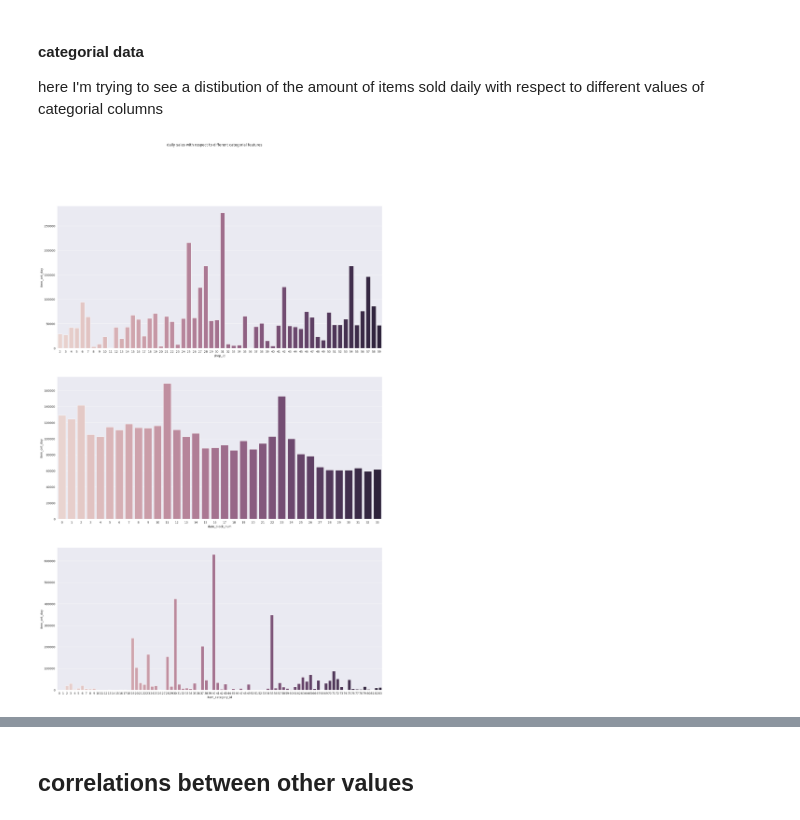
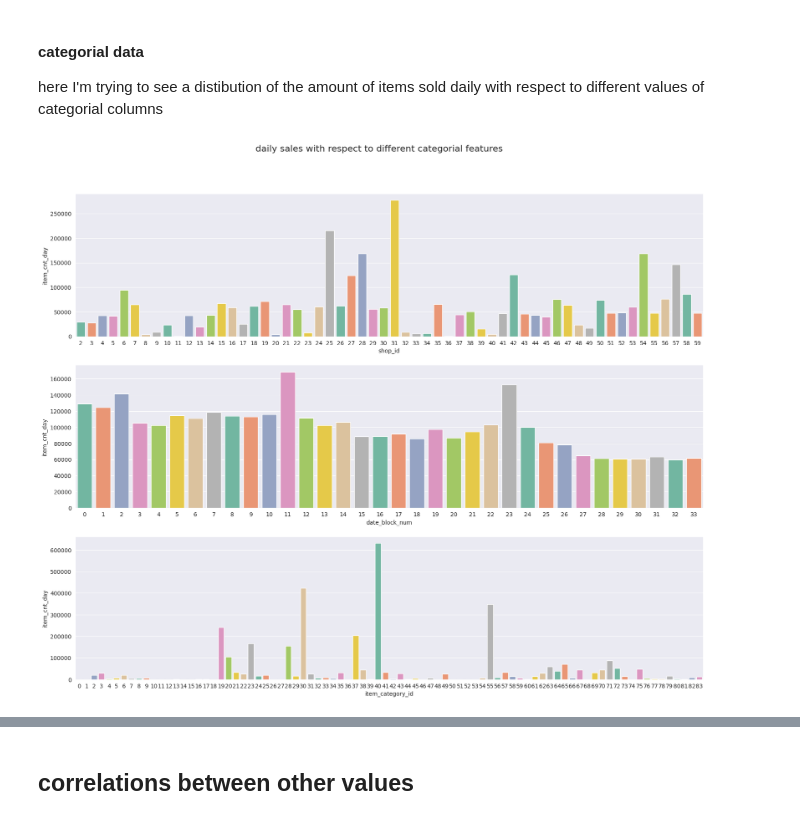
Before and after one commit to lopharb/ds_practice, a Jupyter notebook: notebooks/eda.ipynb, the cells around one changed output, grey strips where cells are left out. Cells and saved outputs as stored; diff of their text form; code cells hidden in the pictures.

Commit message:
DS-1.2
Changes:
-some more graphs representing different information
-added another additional column revenue to learn something about the prices of the sold items

```diff
--- a/notebooks/eda.ipynb
+++ b/notebooks/eda.ipynb
@@ -21,10 +16,17 @@ data['date'] = pd.to_datetime(data['date'])
 # %% [markdown]
 ## Adding some helpful columns to the data
 # %%
+day_order = ['Monday', 'Tuesday', 'Wednesday', 'Thursday', 'Friday', 'Saturday', 'Sunday']
+months_order = [
+    'January', 'February', 'March', 'April', 'May', 'June',
+    'July', 'August', 'September', 'October', 'November', 'December'
+]
+
 data['year'] = data['date'].dt.year
-data['month'] = data['date'].dt.month
+data['month'] = pd.Categorical(data['date'].dt.month_name(), categories=months_order)
 data['day'] = data['date'].dt.day
-data['week_day'] = data['date'].dt.day_name()
+data['week_day'] = pd.Categorical(data['date'].dt.day_name(), categories=day_order)
+data['revenue'] = data['item_cnt_day'] * data['item_price']
 # %%
 data.info()
 # %% [output]
@@ -48,10 +50,5 @@ memory usage: 276.1+ MB
 # %% [markdown]
 ## look at the relations between target and other columns
-# %%
-target = 'item_cnt_day'
-# divide columns into numerical and categorial
-cat_cols = ['date_block_num', 'shop_id', 'item_id', 'item_category_id']
-num_cols = ['item_price']
 # %% [markdown]
 #### numerical data
 # %%
@@ -67,19 +66,31 @@ From what we see on the figure, we can colclude that cheaper items are sold (and
 
 here I'm trying to see a distibution of the amount of items sold daily with respect to different values of categorial columns
 # %%
-def boxplots(df: pd.DataFrame, columns: list[str], title: str = None, legend : bool = False):
-    plt.figure(figsize=(20, 10*len(columns)))
+def barplots(df: pd.DataFrame, columns: list[str], target = 'item_cnt_day', aggregation : str = 'sum', title: str = None, show_line = False):
+    plt.figure(figsize=(20, 5*len(columns)))
     if title:
-        plt.suptitle(title)
+        plt.suptitle(title, fontsize=16)
 
     for idx, col in enumerate(columns):
-        data_to_plot = data[[target, col]].groupby(col).sum()
+        data_to_plot = None
+        if aggregation == 'sum':
+            data_to_plot = data[[target, col]].groupby(col).sum()
+        if aggregation == 'mean':
+            data_to_plot = data[[target, col]].groupby(col).mean()
+        if aggregation == 'max':
+            data_to_plot = data[[target, col]].groupby(col).max()
         plt.subplot(len(columns), 1, idx+1)
-        sns.barplot(data_to_plot, x=col, y=target, hue=col, legend='auto' if legend else False)
+        sns.barplot(data_to_plot, x=col, y=target, hue=col, palette=sns.color_palette('Set2'), legend=False)
+        if show_line:
+            sns.lineplot(data=data_to_plot, x=col, y=target,
+                        palette=sns.color_palette('Set2'))
+    plt.subplots_adjust(bottom=0.1,
+                        top=0.9,
+                        hspace=0.2)
     plt.show()
 # %%
 cols = ['shop_id', 'date_block_num', 'item_category_id']
 
-boxplots(data, cols, title='daily sales with respect to different categorial features')
+barplots(data, cols, title='daily sales with respect to different categorial features', aggregation='sum')
 # %% [output]
-[figure, old version]
+[figure, new version]
```
Also changed, not shown: parts of 12 cells of this notebook.
